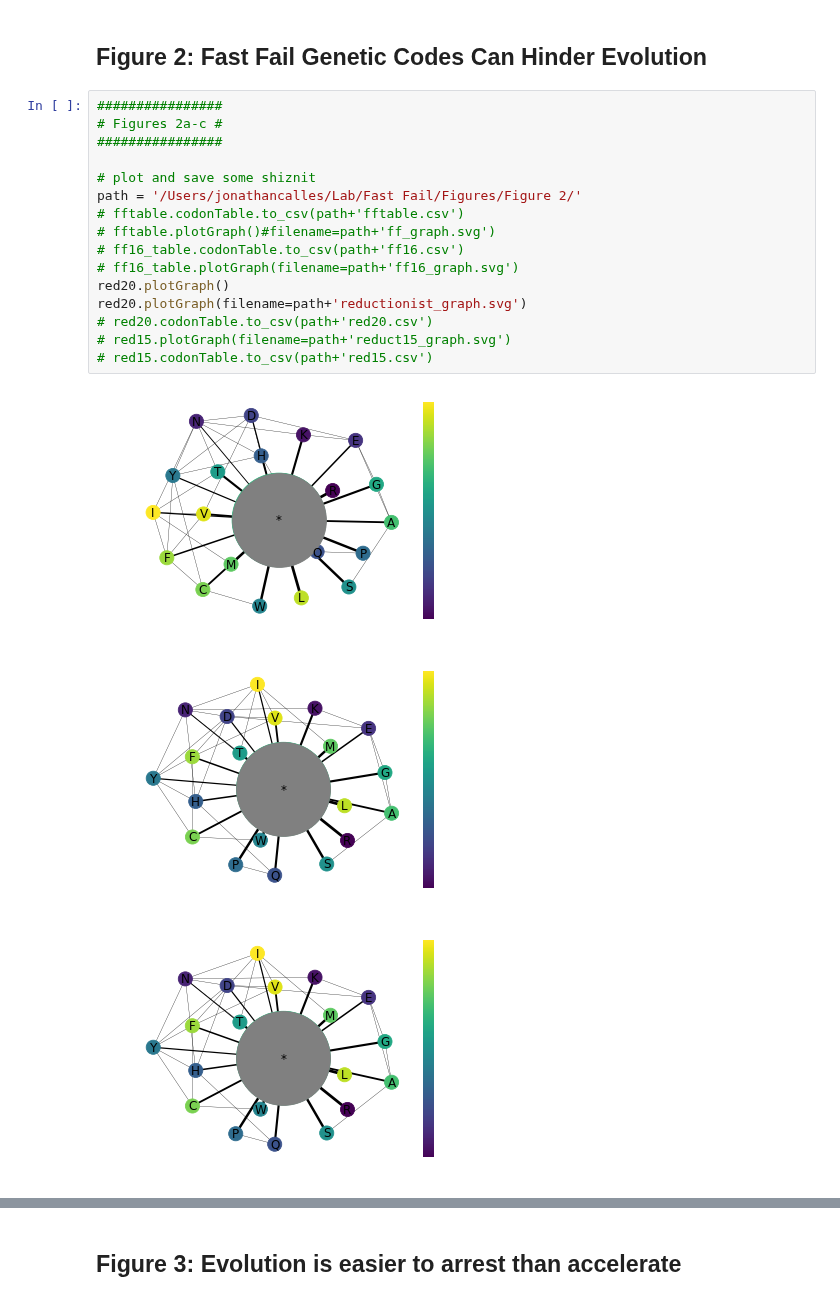
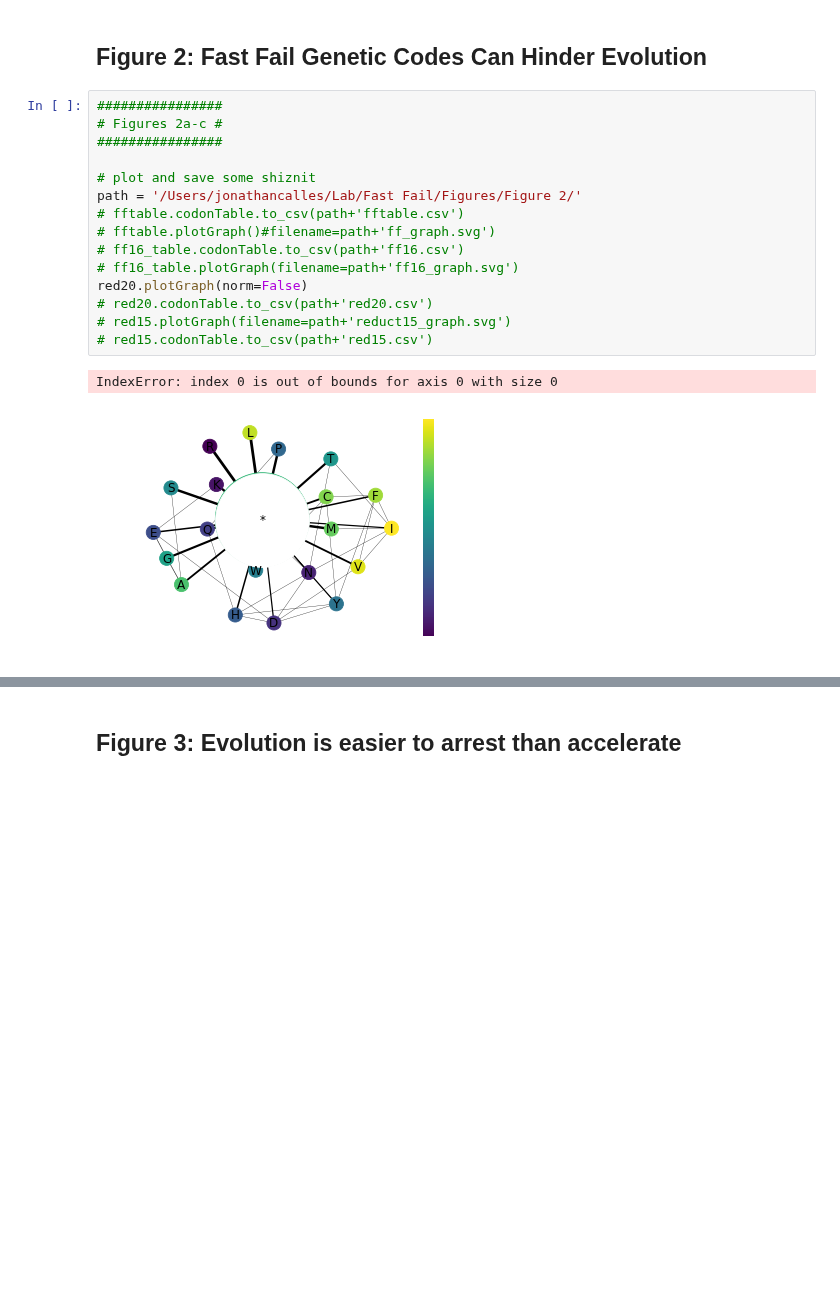
Before and after one commit to EndyLab/codon-tables, a Jupyter notebook: notebooks/fast_fail_figs.ipynb, the cells around one changed output, grey strips where cells are left out. Cells and saved outputs as stored; diff of their text form; blank space fills up the shorter version.

```diff
--- a/notebooks/fast_fail_figs.ipynb
+++ b/notebooks/fast_fail_figs.ipynb
@@ -299,21 +299,19 @@ print(block_array[3])
 # %%
 ################
 # Figures 2a-c #
 ################
 
 # plot and save some shiznit
 path = '/Users/jonathancalles/Lab/Fast Fail/Figures/Figure 2/'
 # fftable.codonTable.to_csv(path+'fftable.csv')
 # fftable.plotGraph()#filename=path+'ff_graph.svg')
 # ff16_table.codonTable.to_csv(path+'ff16.csv')
 # ff16_table.plotGraph(filename=path+'ff16_graph.svg')
-red20.plotGraph()
-red20.plotGraph(filename=path+'reductionist_graph.svg')
+red20.plotGraph(norm=False)
 # red20.codonTable.to_csv(path+'red20.csv')
 # red15.plotGraph(filename=path+'reduct15_graph.svg')
 # red15.codonTable.to_csv(path+'red15.csv')
 # %% [output]
+IndexError: index 0 is out of bounds for axis 0 with size 0
-[figure, old version]
+[figure, new version]
-[figure, removed]
-[figure, removed]
 # %%
```
Also changed, not shown: parts of 3 cells of this notebook, 2 other files.
